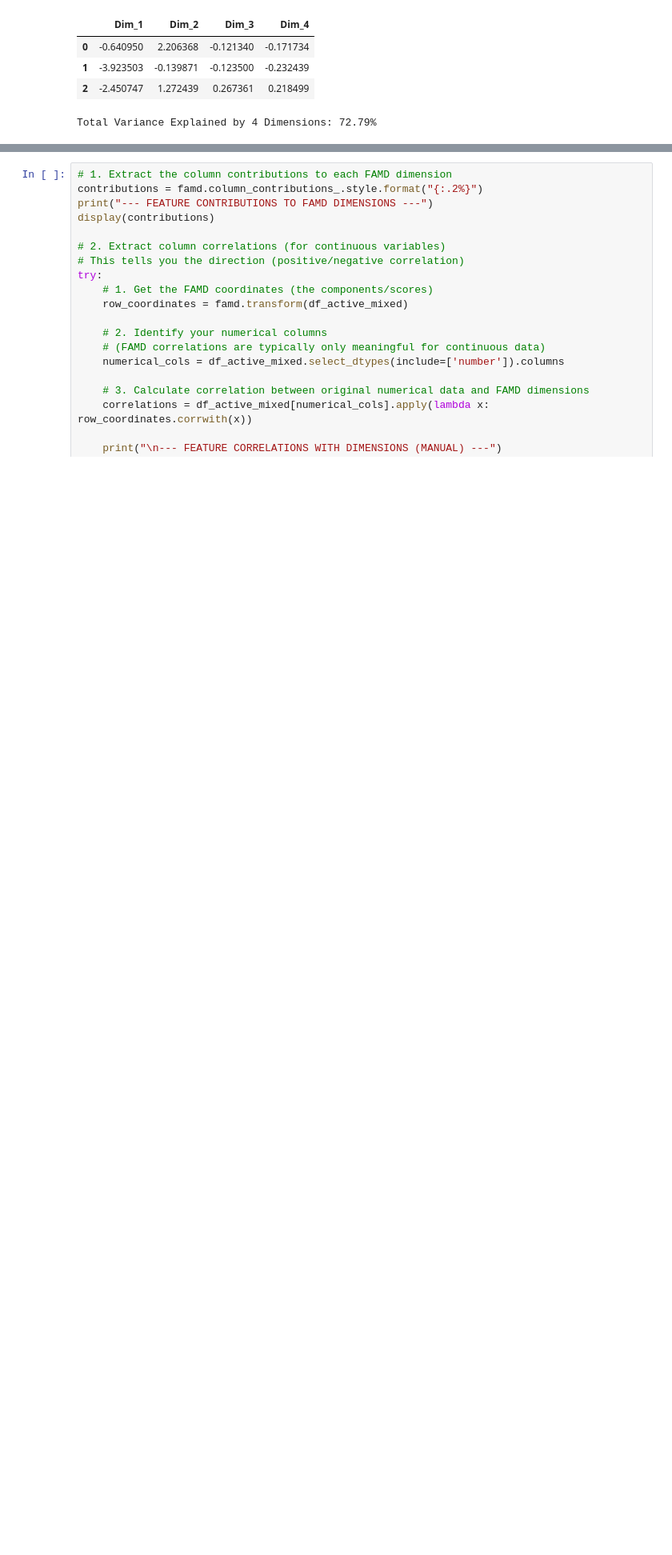
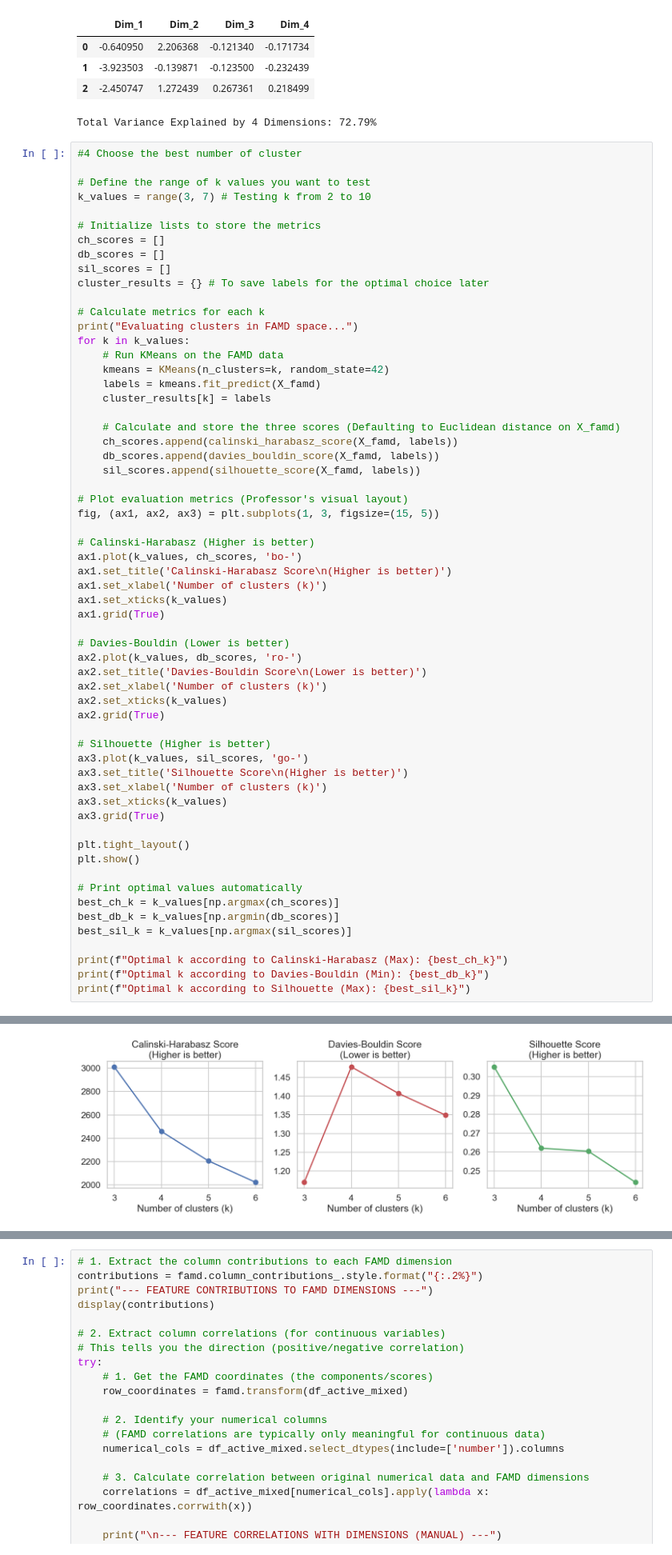
Before and after one commit to Smael-olk/Fintech, a Jupyter notebook: BusinessCase1/1-Conversion_FAMD.ipynb, the cells around one changed output, grey strips where cells are left out. Shown at 80% size. Cells and saved outputs as stored; diff of their text form; blank space fills up the shorter version.

Commit message:
Update 1-Conversion_FAMD with Analysis best cluster and radar

```diff
--- a/BusinessCase1/1-Conversion_FAMD.ipynb
+++ b/BusinessCase1/1-Conversion_FAMD.ipynb
@@ -144,3 +144,64 @@ FAMD Continuous Coordinates (Ready for Clustering):
 | 1 | -3.923503 | -0.139871 | -0.123500 | -0.232439 |
 | 2 | -2.450747 | 1.272439 | 0.267361 | 0.218499 |
 Total Variance Explained by 4 Dimensions: 72.79%
+# %%
+#4 Choose the best number of cluster
+
+# Define the range of k values you want to test
+k_values = range(3, 7) # Testing k from 2 to 10
+
+# Initialize lists to store the metrics
+ch_scores = []
+db_scores = []
+sil_scores = []
+cluster_results = {} # To save labels for the optimal choice later
+
+# Calculate metrics for each k
+print("Evaluating clusters in FAMD space...")
+for k in k_values:
+    # Run KMeans on the FAMD data
+    kmeans = KMeans(n_clusters=k, random_state=42)
+    labels = kmeans.fit_predict(X_famd)
+    cluster_results[k] = labels
+
+    # Calculate and store the three scores (Defaulting to Euclidean distance on X_famd)
+    ch_scores.append(calinski_harabasz_score(X_famd, labels))
+    db_scores.append(davies_bouldin_score(X_famd, labels))
+    sil_scores.append(silhouette_score(X_famd, labels))
+
+# Plot evaluation metrics (Professor's visual layout)
+fig, (ax1, ax2, ax3) = plt.subplots(1, 3, figsize=(15, 5))
+
+# Calinski-Harabasz (Higher is better)
+ax1.plot(k_values, ch_scores, 'bo-')
+ax1.set_title('Calinski-Harabasz Score\n(Higher is better)')
+ax1.set_xlabel('Number of clusters (k)')
+ax1.set_xticks(k_values)
+ax1.grid(True)
+
+# Davies-Bouldin (Lower is better)
+ax2.plot(k_values, db_scores, 'ro-')
+ax2.set_title('Davies-Bouldin Score\n(Lower is better)')
+ax2.set_xlabel('Number of clusters (k)')
+ax2.set_xticks(k_values)
+ax2.grid(True)
+
+# Silhouette (Higher is better)
+ax3.plot(k_values, sil_scores, 'go-')
+ax3.set_title('Silhouette Score\n(Higher is better)')
+ax3.set_xlabel('Number of clusters (k)')
+ax3.set_xticks(k_values)
+ax3.grid(True)
+
+plt.tight_layout()
+plt.show()
+
+# Print optimal values automatically
+best_ch_k = k_values[np.argmax(ch_scores)]
+best_db_k = k_values[np.argmin(db_scores)]
+best_sil_k = k_values[np.argmax(sil_scores)]
+
+print(f"Optimal k according to Calinski-Harabasz (Max): {best_ch_k}")
+print(f"Optimal k according to Davies-Bouldin (Min): {best_db_k}")
+print(f"Optimal k according to Silhouette (Max): {best_sil_k}")
+# %% [output]
@@ -146,0 +209 @@ Total Variance Explained by 4 Dimensions: 72.79%
+[figure, added]
```
Also changed, not shown: parts of 4 cells of this notebook.
